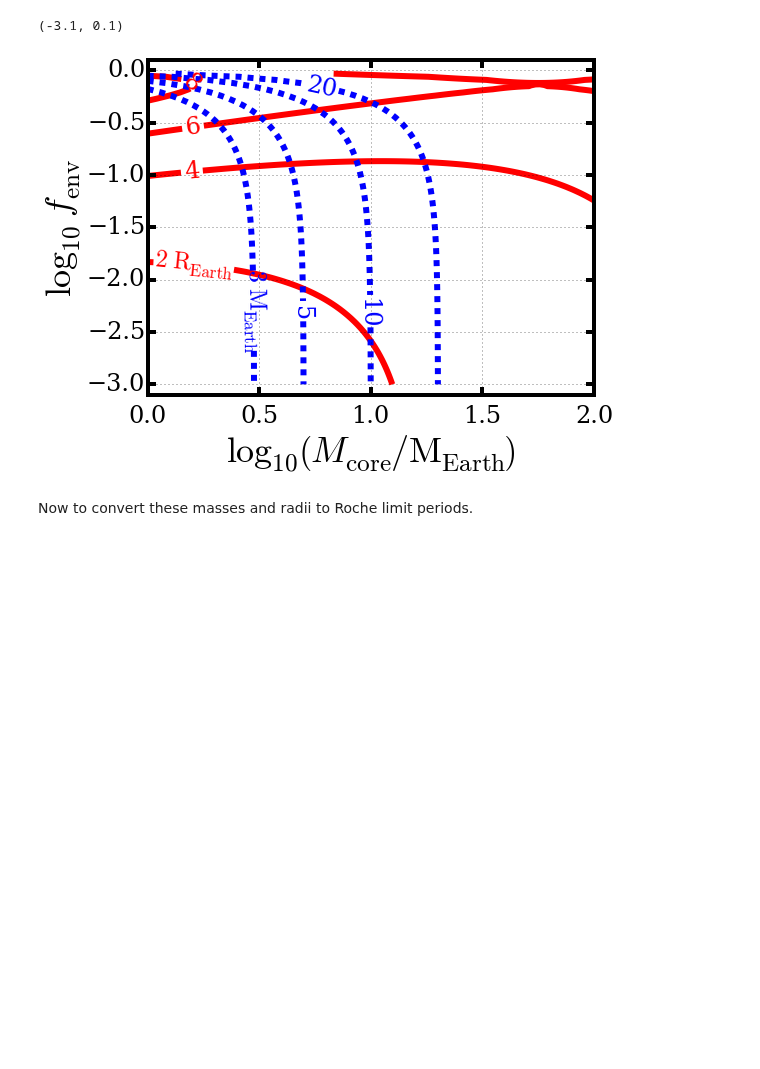
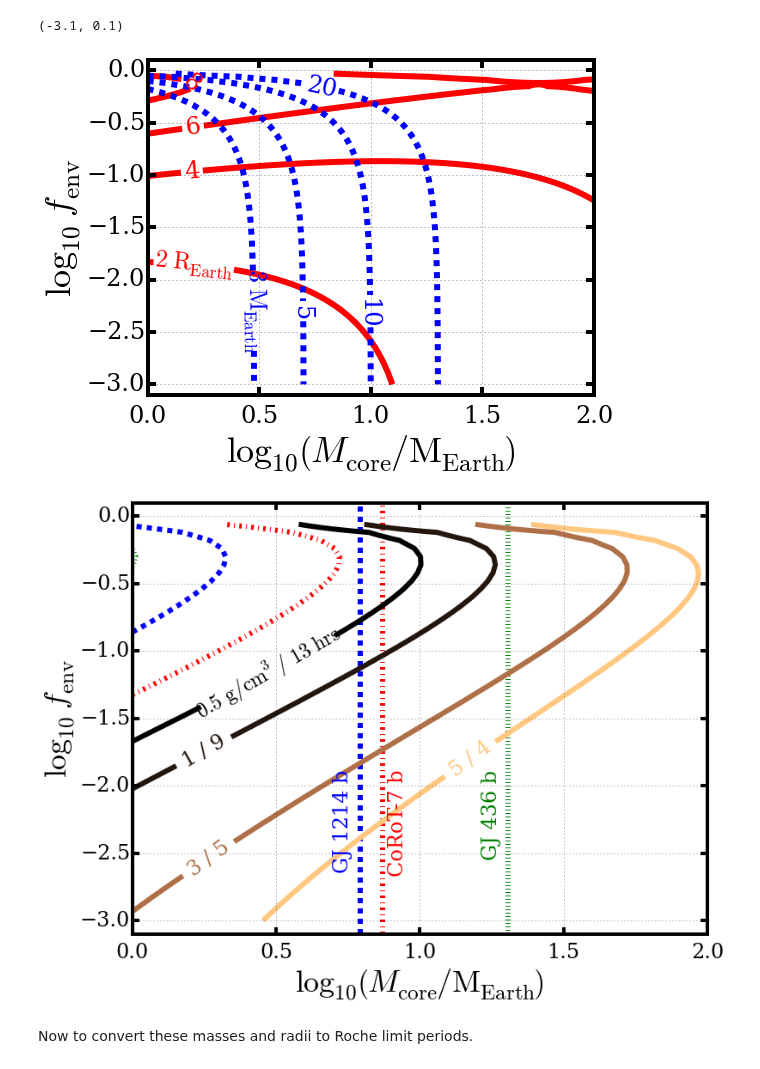
Before and after one commit to decaelus/CeMDA_tidal_evol, a Jupyter notebook: CeDMA_Calculations.ipynb, the cells around one changed output. Cells and saved outputs as stored; diff of their text form; code cells hidden in the pictures; blank space fills up the shorter version.

```diff
--- a/CeDMA_Calculations.ipynb
+++ b/CeDMA_Calculations.ipynb
@@ -23,16 +23,16 @@ default_fig_height = default_fig_size #"Heighth" is not a word.
 def calc_smallq_roche_limit(q, Rp=0.1):
     return (q/3.)**(-1./3)*Rp
 
-def Rappaport_Roche_limit(Mp, Rp):
+def Rappaport_Roche_limit(Mp=None, Rp=None, rhop=None):
     #Returns Roche limit period for given density
     #  based on Rappaport+ (2013) ApJL 773, L15.
 
-    Earths_density = 5.3*u.g/u.cm**3 #g/cc
     period0 = 9.6/24.*u.day #days
 
-    rhop = Mp/(4.*np.pi/3.*Rp**3.)
+    if(rhop is None):
+        rhop = Mp/(4.*np.pi/3.*Rp**3.)
 
-    return period0*np.sqrt(Earths_density/(rhop.to('g/cm^3')))
+    return period0*np.sqrt(1.*u.g/u.cm**3/(rhop.to('g/cm^3')))
 
 #Returns period or semi-major axis, given the other
 #  P in days, a in AU, and Mstar in solar masses
@@ -46,3 +46,5 @@ def Keplers_Third_Law(P=None, a=None, Mstar=1.*cds.Msun):
         return (a*a*a/(bigG*Mstar/(4.*np.pi*np.pi)))**(1./2)
     elif(P is not None):
         return (P*P*(bigG*Mstar/(4.*np.pi*np.pi)))**(1./3)
+
+print(Rappaport_Roche_limit(rhop=1*u.g/u.cm**3).to('hour'))
@@ -150,6 +154,78 @@ ax.set_ylim([-3.1, 0.1])
 {8: '8', 2: '$2\\ {\\rm R_{Earth}}$', 4: '4', 6: '6'}
 (-3.1, 0.1)
 [figure]
+# %%
+Mcores = 10**(np.linspace(0., 2., 50))*cds.Mgeo
+fenvs = 10**(np.linspace(-3., 0., 51))
+#Drop the very last one so I don't get a divide-by-zero error
+fenvs = fenvs[:-1]
+
+density = np.empty((len(Mcores), len(fenvs)))
+Ps_Roche = np.empty((len(Mcores), len(fenvs)))
+for i in range(len(Mcores)):
+    for j in range(len(fenvs)):
+
+        cur_Mp = Mcores[i]/(1. - fenvs[j])
+        cur_Rp = Lopez_superearth_radius(cur_Mp, fenv=fenvs[j])*cds.Rgeo
+        density[i,j] = (cur_Mp/(4.*np.pi/3.*cur_Rp**3)).to('g/cm^3').value
+        Ps_Roche[i,j] = Rappaport_Roche_limit(rhop=density[i,j]*u.g/u.cm**3).to('hour').value
+
+fenvs = np.outer(np.ones_like(fenvs), fenvs)
+Mcores = np.outer(Mcores, np.ones_like(Mcores))
+
+fig = plt.figure(figsize=(9*aspect_ratio, 9))
+ax = fig.add_subplot(111)
+
+lvls = [0.5, 1., 3., 5.]
+density_lvls = Rappaport_Roche_limit(rhop=lvls*u.g/u.cm**3).to('hour').value
+locs = [(0.5, -1.25), (0.25, -1.75), (0.25, -2.5), (1.25, -2)]
+fmt = {lvls[0]: '$%.1f\ {\\rm g/cm^3}/\ %i\ {\\rm hrs}$' % (lvls[0], density_lvls[0])}
+fmt.update({lvls[i]: '%i / %i' % (lvls[i], density_lvls[i]) for i in range(1, len(lvls))})
+CS = ax.contour(np.log10(Mcores), np.log10(fenvs), density, levels=lvls, cmap='copper', linewidths=6)
+ax.clabel(CS, inline=1, fontsize=24, fmt=fmt, manual=locs)
+
+#GJ 1214 b -- https://en.wikipedia.org/wiki/Gliese_1214_b
+# Mp_lvls = [6.55]
+# Rp_lvls = [2.678]
+P_lvls = [1.58040456*24.]
+#
+#From Lopez & Fortney
+Mcore = 6.46*(1. - 0.0383)
+fenv = 0.0383
+ax.axvline(np.log10(Mcore), zorder=-1, color='blue', lw=6, ls='--')
+ax.text(np.log10(Mcore)*0.88, -2., 'GJ 1214 b', rotation='vertical', color='blue', fontsize=24)
+CS = ax.contour(np.log10(Mcores), np.log10(fenvs), Ps_Roche, colors='blue', levels=P_lvls, linestyles='--', linewidths=6)
+
+#CoRoT-7 b -- Lopez & Fortney (2013)
+Mcore = 7.42
+P_lvls = [0.853585*24.]
+ax.axvline(np.log10(Mcore), color='red', zorder=-1, linestyle='-.', linewidth=6)
+ax.text(np.log10(Mcore)*1.02, -2, 'CoRoT-7 b', rotation='vertical', color='red', fontsize=24)
+CS = ax.contour(np.log10(Mcores), np.log10(fenvs), Ps_Roche, colors='red', levels=P_lvls, linestyles='-.', linewidths=6)
+
+#Kepler-446 b -- http://exoplanets.org/detail/Kepler-446_b
+# Mcore = 3.657
+# ax.axvline(np.log10(Mcore), color='red')
+# CS = ax.contour(np.log10(Mcores), np.log10(fenvs), Ps_Roche, colors='blue', linewidths=8, levels=P_lvls)
+# Rp_lvls = [2.678]
+
+#GJ 436 b -- https://en.wikipedia.org/wiki/Gliese_436_b
+Mcore = 23.0*(1. - 0.12)
+# Rp_lvls = [4.327]
+P_lvls = [2.643904*24.]
+ax.axvline(np.log10(Mcore), color='green', zorder=-1, linestyle=':', linewidth=6)
+ax.text(np.log10(Mcore)*0.93, -2, 'GJ 436 b', rotation='vertical', color='green', fontsize=24)
+CS = ax.contour(np.log10(Mcores), np.log10(fenvs), Ps_Roche, colors='green', levels=P_lvls, linestyles=':', linewidths=6)
+
+ax.set_xlabel('$\\log_{10} \\left( M_{\\rm core}/{\\rm M_{Earth}}\\right)$', fontsize=36)
+ax.set_ylabel('$\\log_{10}\ f_{\\rm env}$', fontsize=36)
+
+ax.set_xlim([0, 2])
+ax.set_ylim([-3.1, 0.1])
+
+#fig.savefig('LopezFortney2013_density-PRoche_contours.eps', dpi=1000, bbox_inches='tight')
+# %% [output]
+[figure, added]
 # %% [markdown]
 Now to convert these masses and radii to Roche limit periods.
 # %%
```
Also changed, not shown: parts of 5 cells of this notebook, 2 other files.
